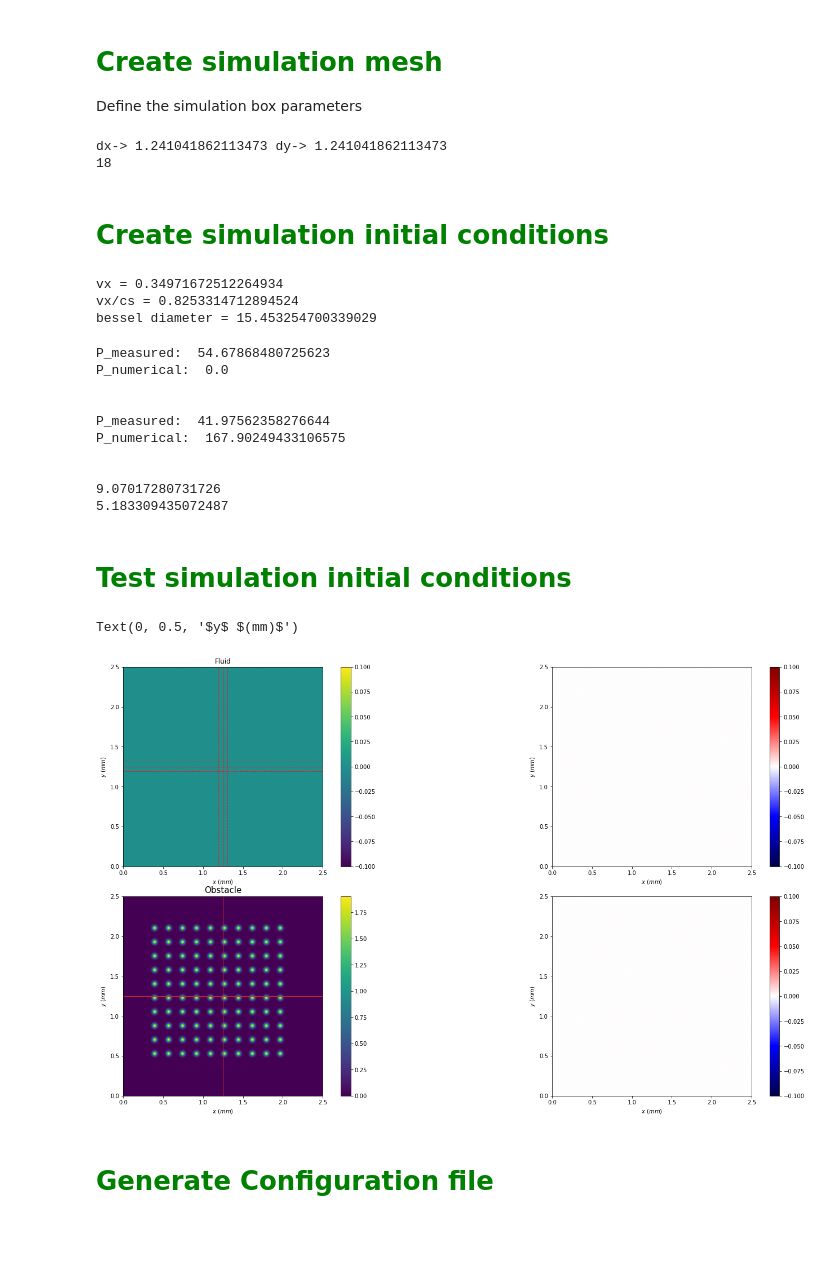
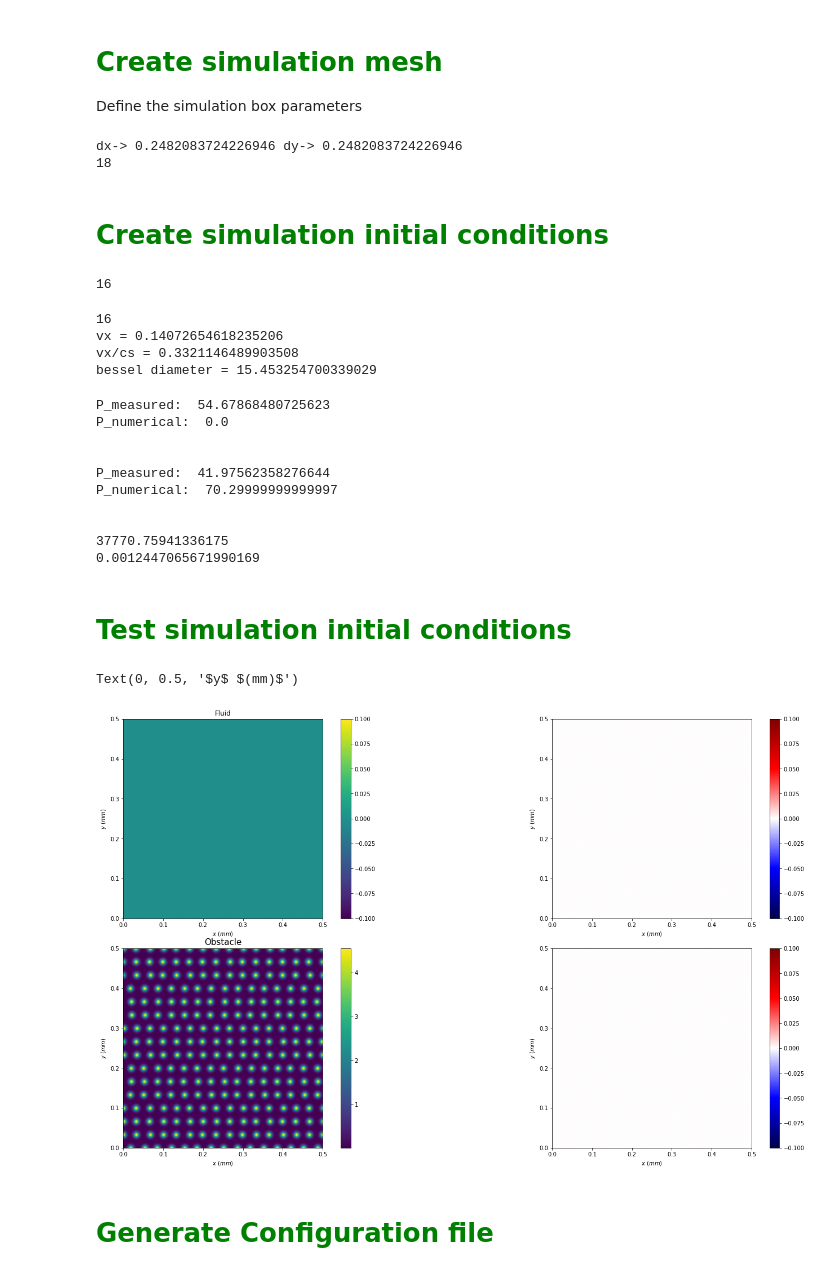
Before and after one commit to nunoazevedosilva/SBN, a Jupyter notebook: SBN_Simulation_topological.ipynb, the cells around one changed output. Cells and saved outputs as stored; diff of their text form; code cells hidden in the pictures; blank space fills up the shorter version.

```diff
--- a/SBN_Simulation_topological.ipynb
+++ b/SBN_Simulation_topological.ipynb
@@ -193,8 +196,8 @@ factor_z = kf*delta_n_max
 
 ##################################################
 #Crystal Size
-lx = 2.5*10**-3
-ly = 2.5*10**-3
+lx = 0.5*10**-3
+ly = 0.5*10**-3
 lz = 20*10**-3
 
 #in adimensional units
@@ -263,7 +266,7 @@ print(total_steps)
 #define a directory to save
 saveDir = r".topological_tests"
 # %% [output]
-dx-> 1.241041862113473 dy-> 1.241041862113473
+dx-> 0.2482083724226946 dy-> 0.2482083724226946
 18
 # %% [markdown]
 # <font color='green'>Create simulation initial conditions</font>
@@ -276,8 +279,10 @@ def gaussian_distribution(x_af, y_af, defect_power, defect_intensity_normalizati
 
     np_array = 0
 
-    for x_i in x_centers:
-        for y_i in y_centers:
+    for i in range(0,len(x_centers)):
+        for j in range(0,len(y_centers)):
+            x_i=x_centers[i] + (int(j/3)%2)*5  + 0.5*(2*np.random.rand()-1)
+            y_i = y_centers[j]
             np_array += np.exp(-( (x_af - x_i)**2.0 + (y_af - y_i)**2.0 ) / w**2.0)
 
 
@@ -293,6 +298,11 @@ def gaussian_distribution(x_af, y_af, defect_power, defect_intensity_normalizati
     I_defect_normalized = I_defect/defect_intensity_normalization
 
     return af.to_array(np.sqrt(I_defect_normalized)*np_array)
+# %%
+N_gaussians = int(lx_sim/(d_lattice*1e-2*factor_t))
+print(N_gaussians)
+# %% [output]
+16
 # %%
 #Simulation parameters
 
@@ -309,6 +319,9 @@ vx = theta/ne/np.sqrt(ne*delta_n)
 cs = np.sqrt(delta_n/ne)
 gamma = 1
 
+N_gaussians = int(lx_sim/(d_lattice*1e-2*factor_t))
+
+print(N_gaussians)
 
 print("vx = " + str(vx))
 print("vx/cs = " + str(theta/ne/cs))
@@ -325,7 +338,7 @@ my_simulation.initial_condition.add_field(0*gaussian_2d_field(my_simulation.x_af
                                                             waist_sim,
                                                             Nx*dx/2,
                                                             Ny*dy/2,
-                                                            vx,
+                                                            0*vx,
                                                             0))
 
 #Noise
@@ -335,17 +348,19 @@ my_simulation.initial_condition.add_field(0*gaussian_2d_field(my_simulation.x_af
 
 my_simulation.initial_condition2.add_field(gaussian_distribution(my_simulation.x_af,
                                                                  my_simulation.y_af,
-                                                                 P_red_beam*1e-3,
-                                                                 I_fluid,
-                                                                 100,
-                                                                 500,
-                                                                 100,
-                                                                 500,
-                                                                 10,
-                                                                 10,
-                                                                 10,
+                                                                 70.3*1e-3,
+                                                                 delta_n_params[-1],
+                                                                 0,
+                                                                 lx_sim,
+                                                                 0,
+                                                                 ly_sim,
+                                                                 N_gaussians,
+                                                                 N_gaussians,
+                                                                 waist_sim,
                                                                  factor_t))
 
+
+my_simulation.initial_condition2.add_field(whitenoise_2d_field(my_simulation.x_af, 0.0))
 
 #how many
 number_nl_numbers = 0
@@ -359,19 +374,18 @@ number_nl_vectors = 0
 nl_vectors=[]
 my_simulation.number_nl_vectors = number_nl_vectors
 # %% [output]
-vx = 0.34971672512264934
-vx/cs = 0.8253314712894524
+16
+vx = 0.14072654618235206
+vx/cs = 0.3321146489903508
 bessel diameter = 15.453254700339029
 # %%
-
 input_beam_profile = np.transpose(np.abs(my_simulation.initial_condition.np_array)**2.0)
-
 print("P_measured: ", P_green_beam_corrected)
 print("P_numerical: ", np.sum(input_beam_profile)*dx*dy/factor_t/factor_t*1e4*I_fluid/(1e-3))
 print("\n")
 input_axicon_size = np.transpose(np.abs(my_simulation.initial_condition2.np_array)**2.0)
 print("P_measured: ", P_red_beam)
-print("P_numerical: ", 4*np.sum(input_axicon_size)*dx*dy/factor_t/factor_t*1e4*I_fluid*1e3)
+print("P_numerical: ", np.sum(input_axicon_size)*dx*dy/factor_t/factor_t*1e4*delta_n_params[-1]*1e3)
 print("\n")
 print(I_fluid)
 print(Isat)
@@ -381,11 +395,11 @@ P_numerical:  0.0
 
 
 P_measured:  41.97562358276644
-P_numerical:  167.90249433106575
+P_numerical:  70.29999999999997
 
 
-9.07017280731726
-5.183309435072487
+37770.75941336175
+0.0012447065671990169
 # %% [markdown]
 # <font color='Green'>Test simulation initial conditions</font>
 # %%
@@ -414,49 +428,39 @@ plt.colorbar()
 plt.xlabel(r"$x$ $(mm)$")
 plt.ylabel(r"$y$ $(mm)$")
 
-plt.axvline(x=(x_center_4f)*dx/factor_t/(1e-3), color="tab:red", linewidth=1)
-plt.axvline(x=(x_center_4f - width_mean)*dx/factor_t/(1e-3), color="tab:red", linewidth=1, linestyle="--")
-plt.axvline(x=(x_center_4f + width_mean)*dx/factor_t/(1e-3), color="tab:red", linewidth=1, linestyle="--")
-
-plt.axhline(y=(y_center_4f)*dy/factor_t/(1e-3), color="tab:red", linewidth=1)
-plt.axhline(y=(y_center_4f - width_mean)*dy/factor_t/(1e-3), color="tab:red", linewidth=1, linestyle="--")
-plt.axhline(y=(y_center_4f + width_mean)*dy/factor_t/(1e-3), color="tab:red", linewidth=1, linestyle="--")
-
 plt.subplot(grid[0, 1])
 plt.imshow(phase_input_beam, cmap="seismic", extent=extent_general)
 plt.colorbar()
 plt.xlabel(r"$x$ $(mm)$")
 plt.ylabel(r"$y$ $(mm)$")
 
 
 
 #######################          Axicon
 input_axicon_size = np.transpose(np.abs(my_simulation.initial_condition2.np_array)**2.0)
 phase_axicon = np.transpose(np.arctan2(np.imag(my_simulation.initial_condition2.np_array), np.real(my_simulation.initial_condition2.np_array)))
 
 axicon_max = np.max(input_axicon_size)
 
 
 ######################################################################################################################################################
 
 plt.subplot(grid[1, 0])
 plt.title("Obstacle", fontsize=15)
 plt.imshow(input_axicon_size, extent=extent_general)
 plt.colorbar()
-plt.axvline(x=x_center_4f*dx/factor_t/(1e-3), color="tab:red", linewidth=1)
-plt.axhline(y=y_center_4f*dy/factor_t/(1e-3), color="tab:red", linewidth=1)
 plt.xlabel(r"$x$ $(mm)$")
 plt.ylabel(r"$y$ $(mm)$")
 
 plt.subplot(grid[1, 1])
 
 plt.imshow(phase_axicon, cmap="seismic", extent=extent_general)
 plt.colorbar()
 plt.xlabel(r"$x$ $(mm)$")
 plt.ylabel(r"$y$ $(mm)$")
 # %% [output]
 Text(0, 0.5, '$y$ $(mm)$')
-[figure, old version]
+[figure, new version]
 # %% [markdown]
 # <font color='green'>Generate Configuration file</font>
 # %%
```
Also changed, not shown: parts of 17 cells of this notebook, 3 other files.
